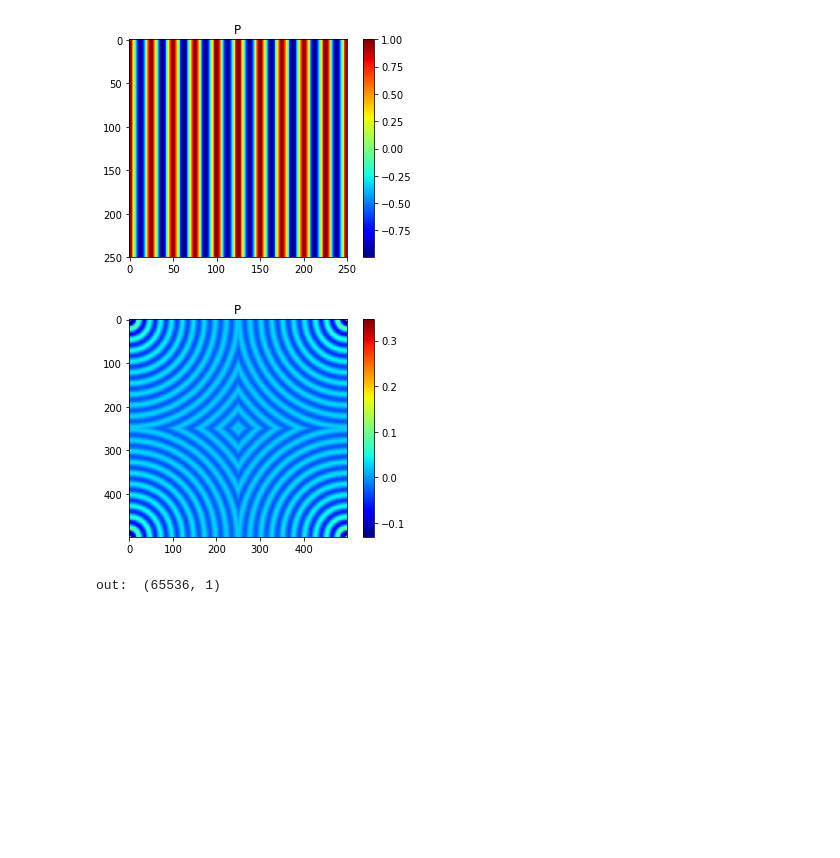
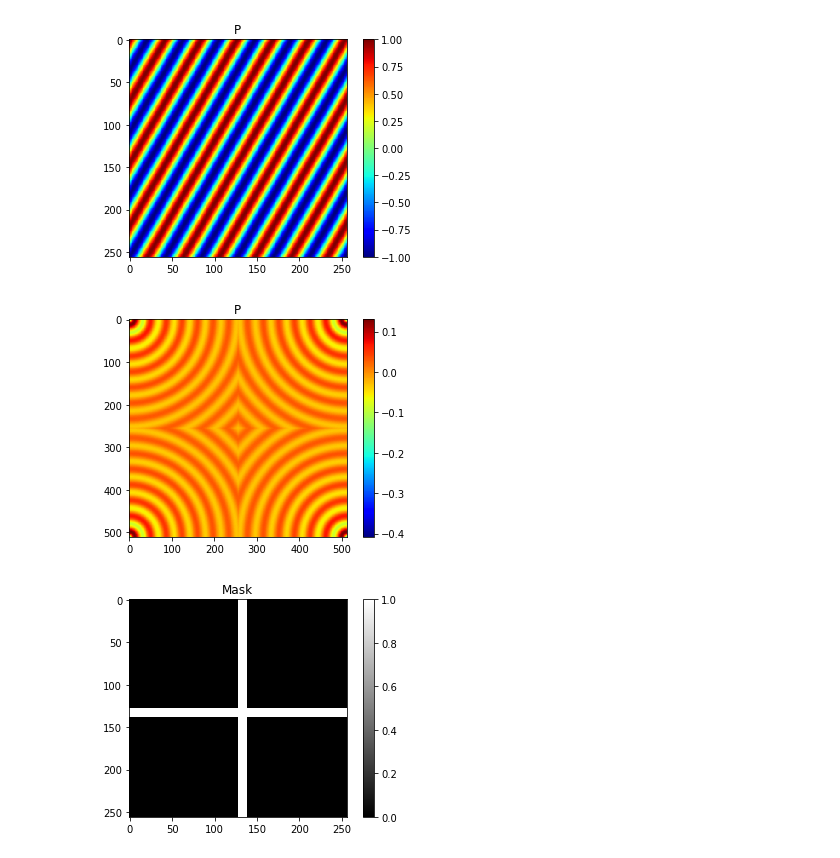
Before and after one commit to archilless/Minin, a Jupyter notebook: project.ipynb, the cells around one changed output. Cells and saved outputs as stored; diff of their text form; code cells hidden in the pictures; blank space fills up the shorter version.

```diff
--- a/project.ipynb
+++ b/project.ipynb
@@ -2,6 +2,7 @@
 import matplotlib.pyplot as plt
 import numpy as np
 import scipy.special
+import copy
 
 
 def empty_mask(size):
@@ -18,7 +19,8 @@ def circular_mask(size):
 
 
 def get_greenfun(r,k):
-    return (1j/4)*scipy.special.hankel1(0,k*r)
+    return (1j/4)*scipy.special.hankel2(0,k*r)
+
 def get_green_matrix(k,size):
     j,i = np.mgrid[:size, :size]
     ij_block = np.sqrt((i-1/2)**2+j**2)
@@ -26,6 +28,7 @@ def get_green_matrix(k,size):
     return green_mat
 
 def get_toeplitz_mat(ij_block):
+    ij_block = copy.deepcopy(ij_block)
     T = np.block([[ij_block,ij_block[:,:0:-1]],
                   [ij_block[:0:-1,:],ij_block[:0:-1,:0:-1]]])
     return T
@@ -40,8 +43,8 @@ def G_matvec(vec,k):
     mat[:size,:size] = mat_block
     out_mat = np.fft.ifft2(np.fft.fft2(G)*np.fft.fft2(mat))
     out = out_mat[:size,:size].reshape((-1,1))
-    out = out.real
-    print("out: ",out.shape)
+    #out = out.real
+    #print("out: ",out.shape)
     return out
 
 
@@ -54,52 +57,56 @@ def matvec(x,mask,k,e):
     #print(x,diag)
     return x-G_matvec(x*chi,k)
 
-def visualize(data,title = ""):
+def visualize(data,title = "",cmap='jet',):
     plt.title(title)
-    neg = plt.imshow(data, cmap='jet', interpolation='none')
+    neg = plt.imshow(data, cmap=cmap, interpolation='none')
     plt.colorbar(neg)
     plt.show()
 
 def get_plane_wave(E0,k,size):
     y,x = np.mgrid[:size, :size]
-    E = E0*np.exp(-1j*k*x)
+    a = np.pi*30/180
+    E = E0*np.exp(-1j*k*(x*np.cos(a)+y*np.sin(a)))
     return(E)
 
 def solve(E,eps0,eps1):
     return E
 
 
 #print(circular_mask(10))
 
-size = 250
-k  = 2*np.pi/(size/10)
-E = get_plane_wave(1,k,size)
+size = 256
+k  = 2*np.pi/(size/7)
+F = get_plane_wave(1,k,size)
 #print(E.real)
-visualize(E.real,"P")
+visualize(F.real,"P")
 G = get_toeplitz_mat(get_green_matrix(k,size))
 visualize(G.real,"P")
 
-size = 256
+# size = 256
 e = -100#2.25
-A = np.random.randint(2,size = (size,size))
+# A = np.random.randint(2,size = (size,size))
 #print(A)
-vec = np.ones(size**2).reshape(-1,1)
-mask = empty_mask(A.shape[0])
-mask = A = np.zeros((size,size))
-A[size//2,size//2]=1
-#mask = circular_mask(A.shape[0])
+# vec = np.ones(size**2).reshape(-1,1)
+# mask = empty_mask(A.shape[0])
+mask = np.zeros((size,size))
+mask[:,size//2:size//2+10] = 1
+mask[size//2:size//2+10,:] = 1
+visualize(mask,"Mask","gray")
+#A[size//2,size//2]=1
+#mask = circular_mask(F.shape[0])
 #matvec(vec,mask,k,0.001)
-x = matvec(vec,mask,k,e)
+# x = matvec(vec,mask,k,e)
 #print(x.reshape(-1,A.shape[0]))
 # size = 250
 # k  = 2*np.pi/(size/10)
 # A = np.zeros((size,size))
 # A[size//2,size//2]=-1
 # vals = G_matvec(A.reshape(-1,1),k)
 
 # visualize(vals.real.reshape(-1,size),"P")
 # %% [output]
-[figure, old version]
+[figure, new version]
-[figure, old version]
+[figure, new version]
-out:  (65536, 1)
+[figure, added]
 # %%
```
Also changed, not shown: parts of 2 cells of this notebook.
